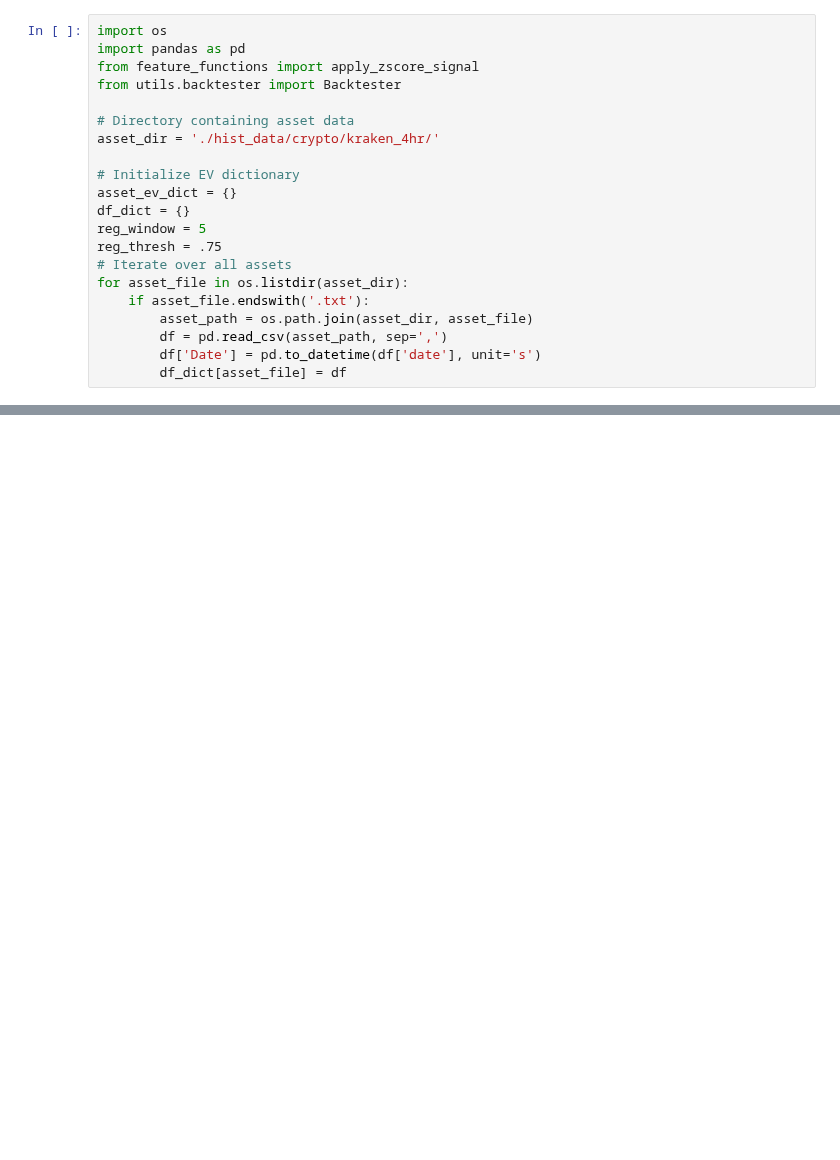
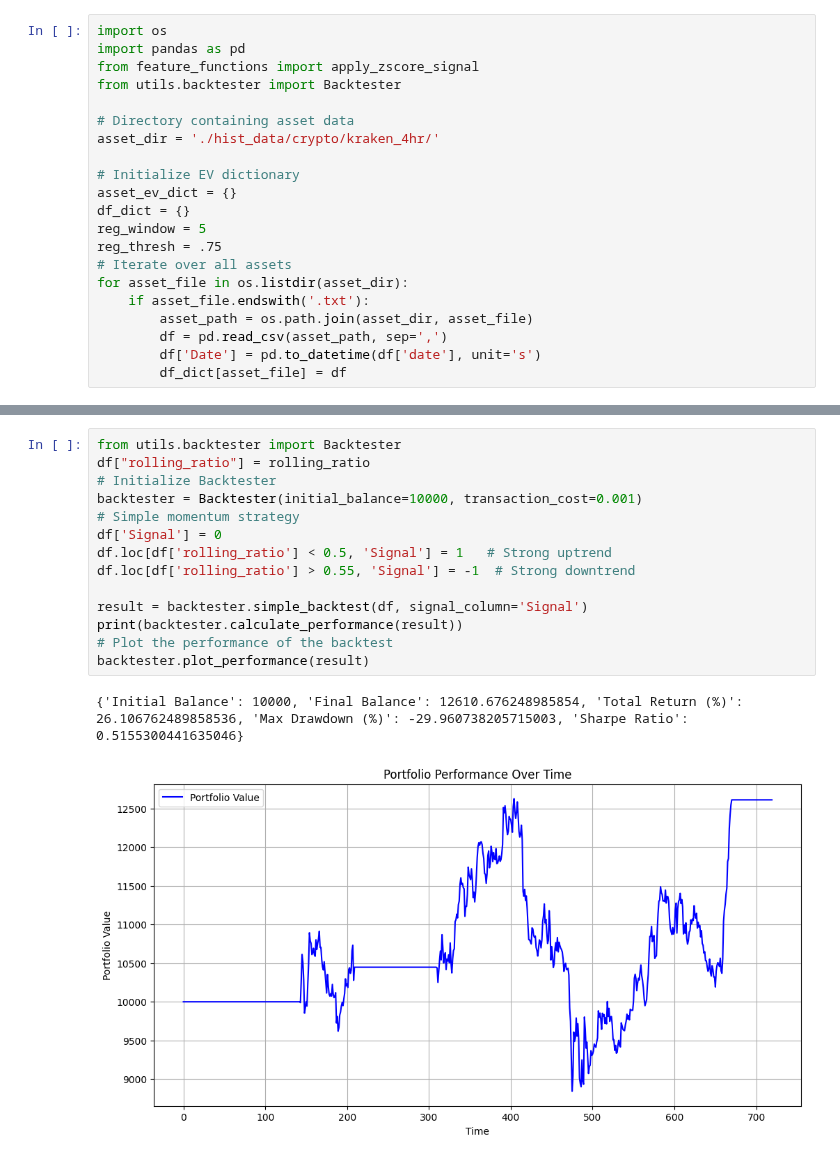
Before and after one commit to nickwilliamsdev/treetrader, a Jupyter notebook: crypto_prob_research.ipynb, the cells around one changed output, grey strips where cells are left out. Drawn from its saved outputs; the diff is of its cells as text; blank space fills up the shorter version.

```diff
--- a/crypto_prob_research.ipynb
+++ b/crypto_prob_research.ipynb
@@ -70,0 +71,17 @@ Length: 632, dtype: float64
+# %%
+from utils.backtester import Backtester
+df["rolling_ratio"] = rolling_ratio
+# Initialize Backtester
+backtester = Backtester(initial_balance=10000, transaction_cost=0.001)
+# Simple momentum strategy
+df['Signal'] = 0
+df.loc[df['rolling_ratio'] < 0.5, 'Signal'] = 1   # Strong uptrend
+df.loc[df['rolling_ratio'] > 0.55, 'Signal'] = -1  # Strong downtrend
+
+result = backtester.simple_backtest(df, signal_column='Signal')
+print(backtester.calculate_performance(result))
+# Plot the performance of the backtest
+backtester.plot_performance(result)
+# %% [output]
+{'Initial Balance': 10000, 'Final Balance': 12610.676248985854, 'Total Return (%)': 26.106762489858536, 'Max Drawdown (%)': -29.960738205715003, 'Sharpe Ratio': 0.5155300441635046}
+[figure, added]
```
Also changed, not shown: parts of 2 cells of this notebook.
